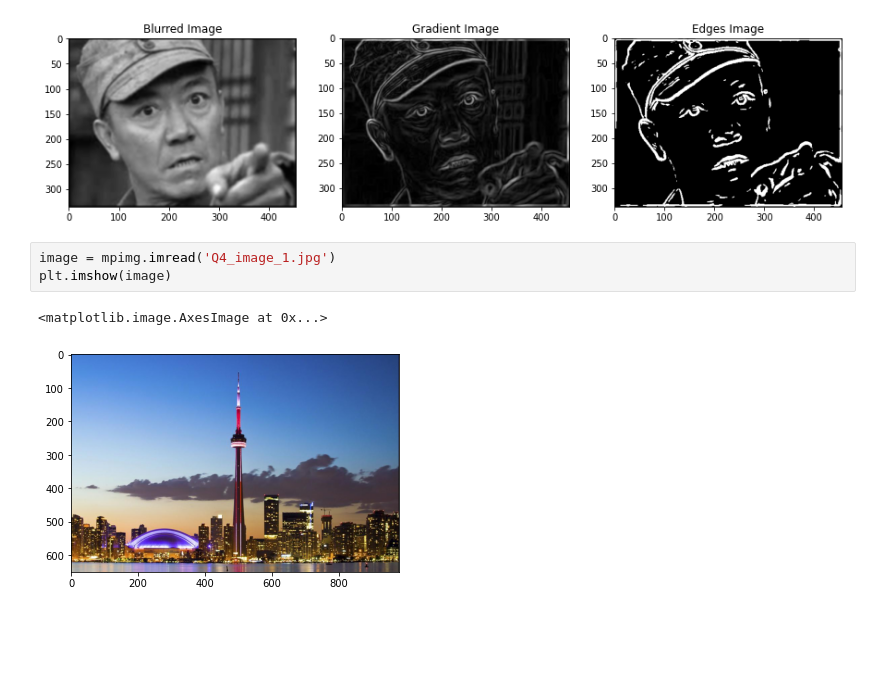
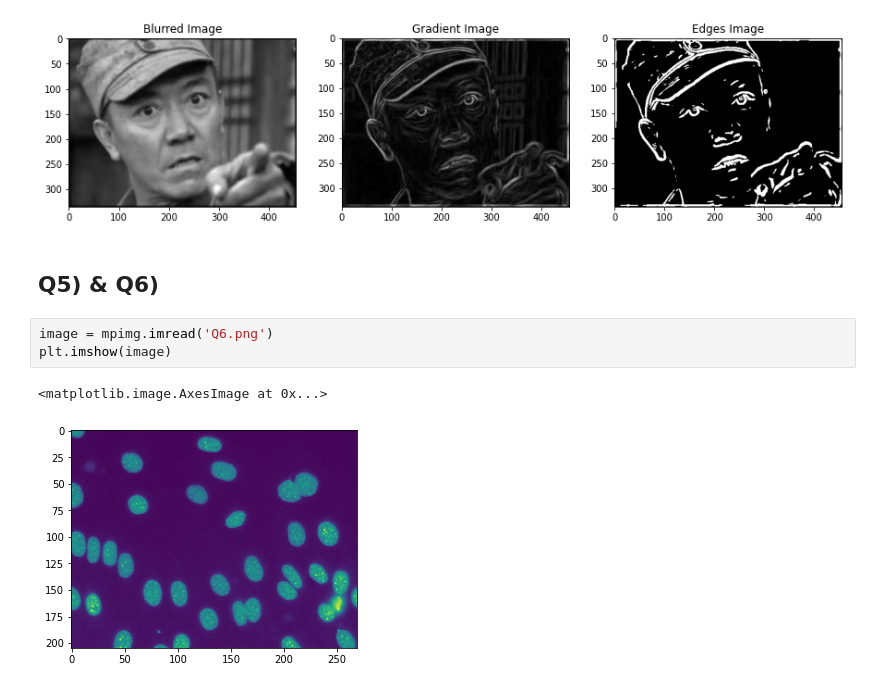
Before and after one commit to wsxwsx543/CSC420-Introduction-to-Image-Understanding, a Jupyter notebook: A1/A1.ipynb, the cells around one changed output. Drawn from its saved outputs; the diff is of its cells as text; blank space fills up the shorter version.

```diff
--- a/A1/A1.ipynb
+++ b/A1/A1.ipynb
@@ -229,9 +252,11 @@ Get blurred image.
 Get gradient image.
 Get final edge image.
 [figure]
+# %% [markdown]
+## Q5) & Q6)
 # %%
-image = mpimg.imread('Q4_image_1.jpg')
+image = mpimg.imread('Q6.png')
 plt.imshow(image)
 # %% [output]
 <matplotlib.image.AxesImage at 0x...>
-[figure, old version]
+[figure, new version]
```
Also changed, not shown: parts of 21 cells of this notebook, 1 other file.
